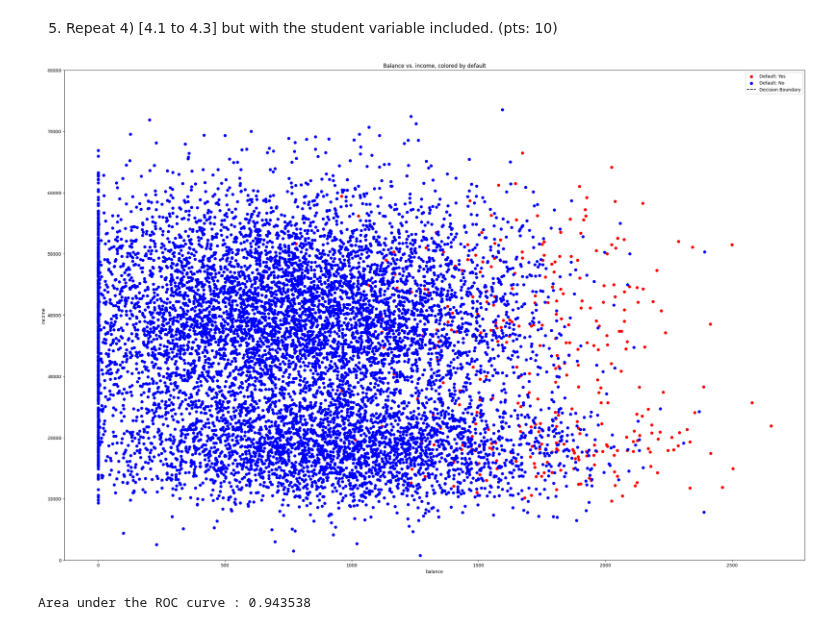
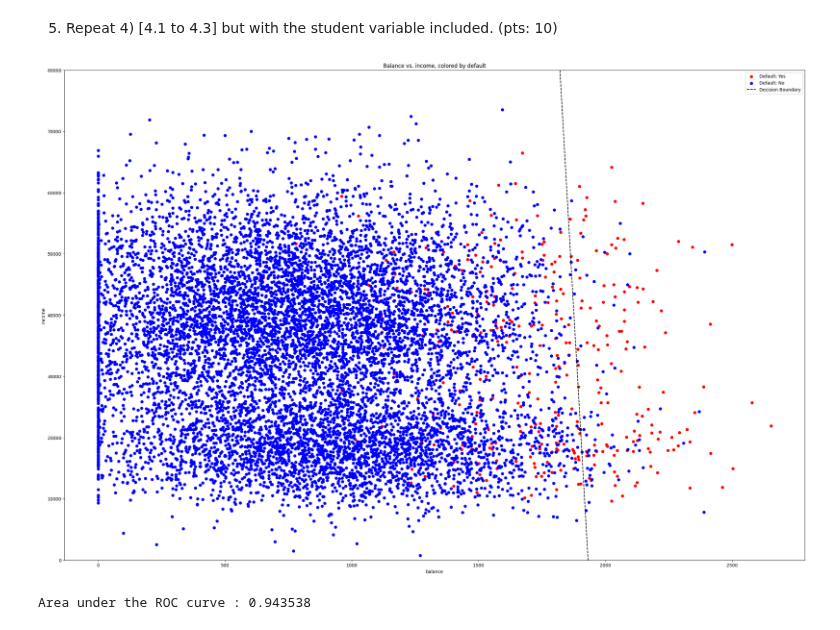
Before and after one commit to khetansarvesh/msml_602, a Jupyter notebook: HW4/Homework4_Part02_Classification_DATA602__121124586_Khetan.ipynb, the cells around one changed output. Saved outputs shown, nothing was run; the diff lists cells and outputs as text; code cells hidden in the pictures.

```diff
--- a/HW4/Homework4_Part02_Classification_DATA602__121124586_Khetan.ipynb
+++ b/HW4/Homework4_Part02_Classification_DATA602__121124586_Khetan.ipynb
@@ -29,6 +29,10 @@ data = pd.get_dummies(data, columns=['default', 'student'])
 data = data.drop('default_No', axis=1)
 data = data.drop('student_No', axis=1)
 
+# converting boolean to numeric values
+data['default_Yes'] = data['default_Yes'].astype(int)
+data['student_Yes'] = data['student_Yes'].astype(int)
+
 data.head()
 # %% [output]
 |  | balance | income | default_Yes | student_Yes |
@@ -191,37 +195,36 @@ regr.fit(X_train, y_train)
 y_pred = regr.predict(X_test)
 # %%
 #plot decision boundary - specify line
+
+#calculate slope and intercept
 
 plt.figure(figsize=(30, 20))
 
 #YOUR CODE
 slope = -regr.coef_[0][0] / regr.coef_[0][1]
-intercept = -regr.intercept_[0] / regr.coef_[0][1]
+intercept = regr.intercept_[0] / regr.coef_[0][1]
 
-
-#DONT MODIFY BELOW CODE
-
+#DONE MODIFY BELOW CODE
 x_points = np.linspace(1500, 2600, 2000)
 y_points = slope*x_points - intercept
 
 #make scatter plot of (balance, income) with color of point labeled red if default is yes, blue if no
 
+# your code
 default_yes = data[data['default_Yes'] == 1]
 default_no = data[data['default_Yes'] == 0]
 plt.scatter(default_yes['balance'], default_yes['income'], color='red', label='Default: Yes')
 plt.scatter(default_no['balance'], default_no['income'], color='blue', label='Default: No')
 plt.plot(x_points, y_points, color='black', linestyle='--', label='Decision Boundary')
 
-
-# your code
 plt.ylim(0, 80000)
 plt.xlabel('balance')
 plt.ylabel('income')
 plt.title('Balance vs. income, colored by default')
 plt.legend()
 plt.show()
 # %% [output]
-[figure, old version]
+[figure, new version]
 # %%
 #compute AUC ROC
 import sklearn.metrics
```
Also changed, not shown: parts of 11 cells of this notebook.
